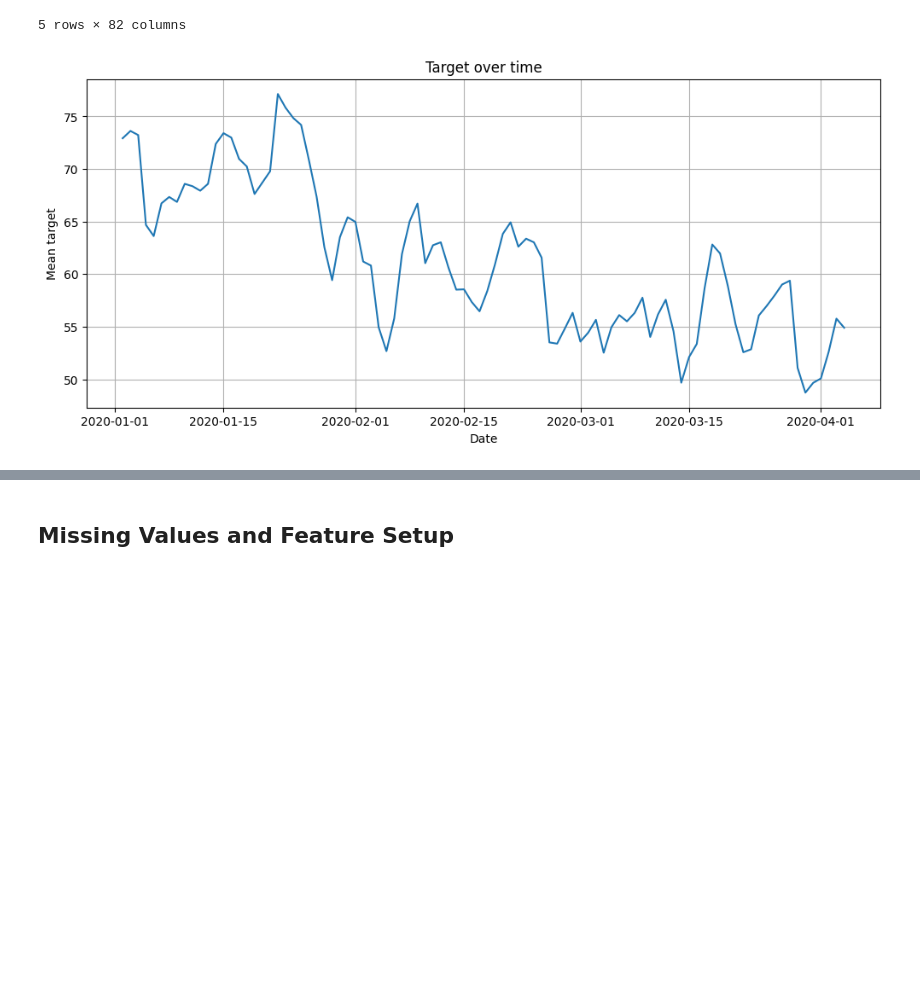
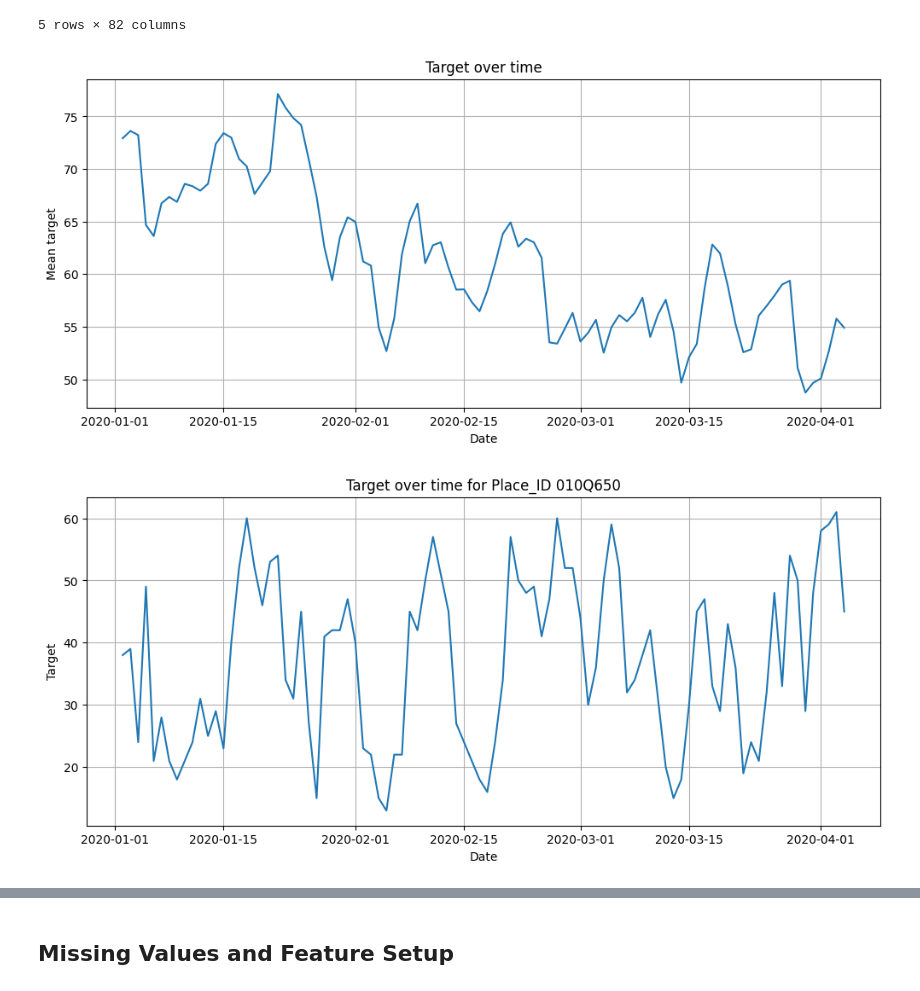
Before and after one commit to flyingpinguu/air_pollution_mlproject, a Jupyter notebook: eda_cleaning.ipynb, the cells around one changed output, grey strips where cells are left out. Saved outputs shown, nothing was run; the diff lists cells and outputs as text; code cells hidden in the pictures; blank space fills up the shorter version.

```diff
--- a/eda_cleaning.ipynb
+++ b/eda_cleaning.ipynb
@@ -44,15 +44,52 @@ memory usage: 19.1+ MB
 # %%
 #visualizing the target over time
 df_ap['Date'] = pd.to_datetime(df_ap['Date'])
 
 target_by_date = df_ap.groupby('Date')['target'].mean()
 
 plt.figure(figsize=(12, 5))
 plt.plot(target_by_date.index, target_by_date.values)
 plt.title('Target over time')
 plt.xlabel('Date')
 plt.ylabel('Mean target')
 plt.grid(True)
 plt.show()
+place_id = '010Q650'
+
+df_place = df_ap[df_ap['Place_ID'] == place_id].copy()
+df_place['Date'] = pd.to_datetime(df_place['Date'])
+
+plt.figure(figsize=(12, 5))
+plt.plot(df_place['Date'], df_place['target'])
+plt.title(f'Target over time for Place_ID {place_id}')
+plt.xlabel('Date')
+plt.ylabel('Target')
+plt.grid(True)
+plt.show()
+df_ap['Date'] = pd.to_datetime(df_ap['Date'])
+
+weekday_pollution = (
+    df_ap
+    .assign(weekday=df_ap['Date'].dt.day_name())
+    .groupby('weekday')['target']
+    .mean()
+)
+
+weekday_order = [
+    'Monday', 'Tuesday', 'Wednesday', 'Thursday',
+    'Friday', 'Saturday', 'Sunday'
+]
+
+weekday_pollution = weekday_pollution.reindex(weekday_order)
+
+plt.figure(figsize=(10, 5))
+weekday_pollution.plot(kind='bar')
+plt.title('Average Pollution by Weekday')
+plt.xlabel('Weekday')
+plt.ylabel('Average target')
+plt.xticks(rotation=45)
+plt.grid(axis='y')
+plt.show()
 # %% [output]
 [figure]
+[figure, added]
```
Also changed, not shown: parts of 3 cells of this notebook.
